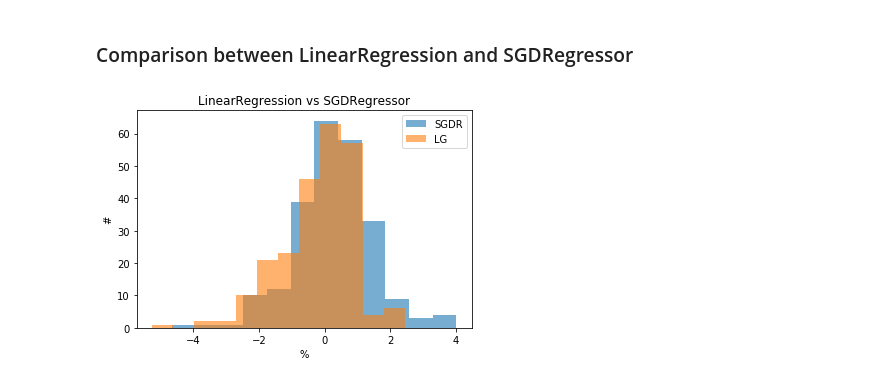
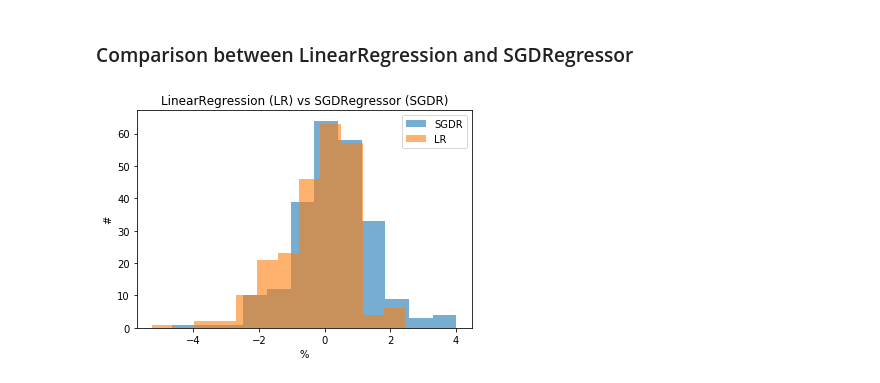
Before and after one commit to rmondini/trackandfield, a Jupyter notebook: mensprint.ipynb, the cells around one changed output. Drawn from its saved outputs; the diff is of its cells as text; code cells hidden in the pictures.

```diff
--- a/mensprint.ipynb
+++ b/mensprint.ipynb
@@ -229,11 +233,11 @@ lmdiff=100*(y_test-Ypredictionslm)/y_test
 clfdiff=100*(y_test-Ypredictionsclf)/y_test
 # %%
 plt.hist(clfdiff, bins=12, alpha=0.6, label='SGDR')
-plt.hist(lmdiff, bins=12, alpha=0.6, label='LG')
+plt.hist(lmdiff, bins=12, alpha=0.6, label='LR')
 plt.legend(loc='upper right')
-plt.title('LinearRegression vs SGDRegressor')
+plt.title('LinearRegression (LR) vs SGDRegressor (SGDR)')
 plt.xlabel('%')
 plt.ylabel('#')
 plt.show()
 # %% [output]
-[figure, old version]
+[figure, new version]
```
Also changed, not shown: parts of 6 cells of this notebook.
